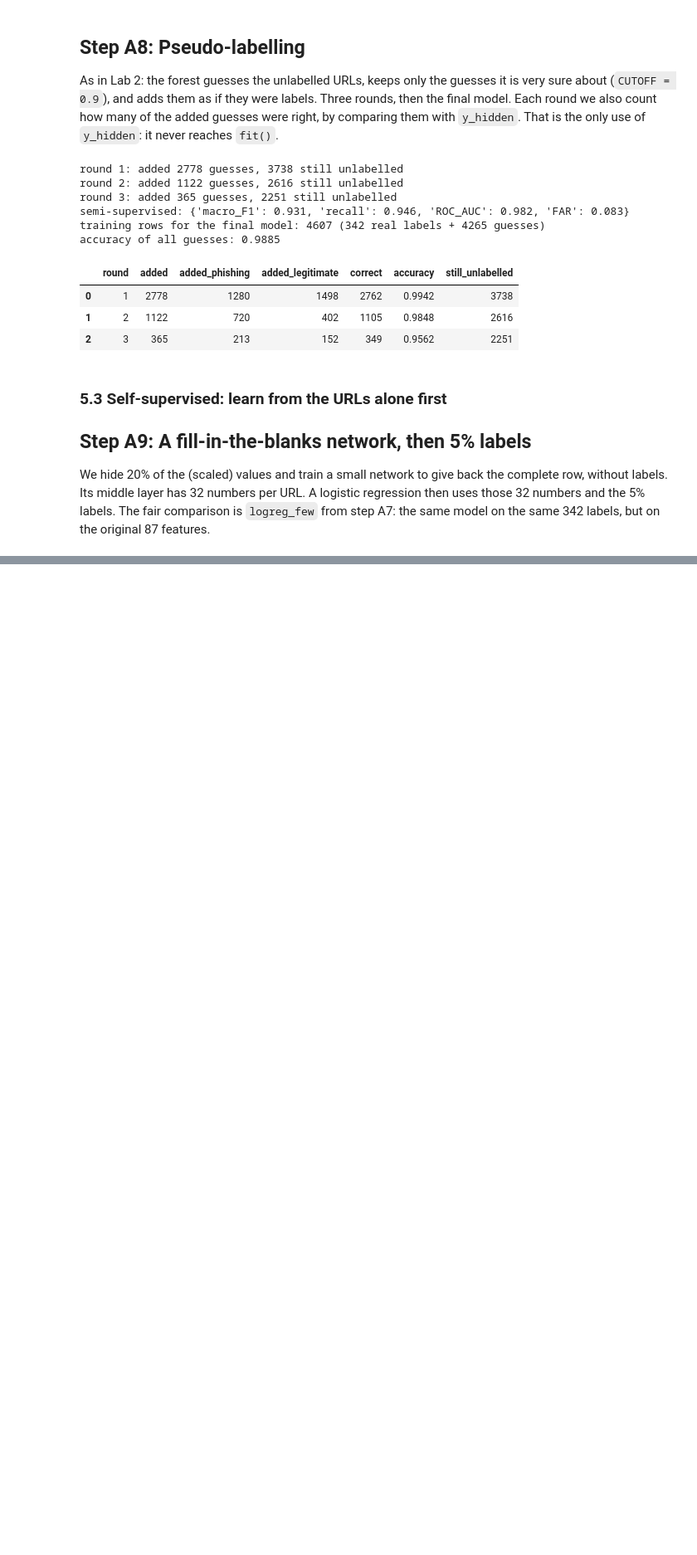
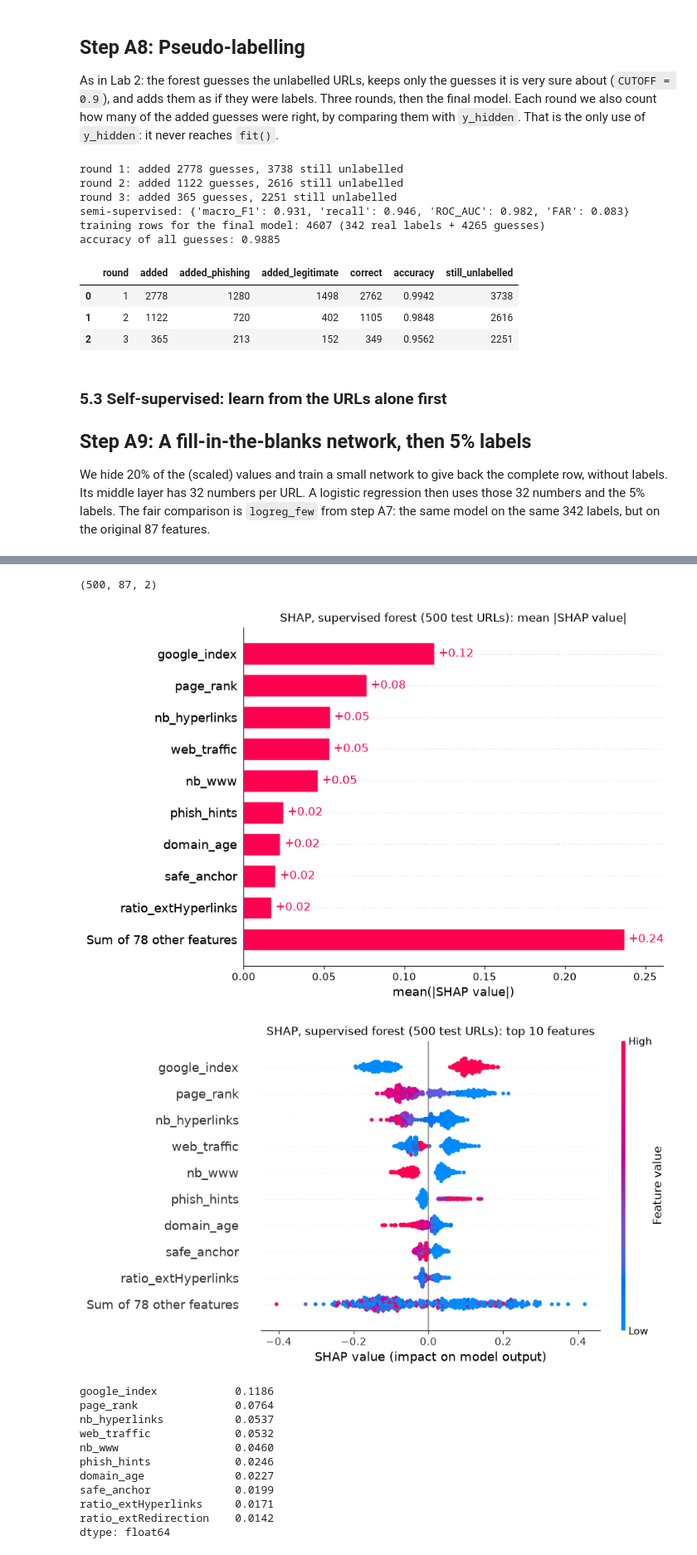
Before and after one commit to steve-nt/AI-for-Cybersecurity-Lab4.1, a Jupyter notebook: lab4_1_explaining_phishing_detectors.ipynb, the cells around one changed output, grey strips where cells are left out. Shown at 83% size. Saved outputs shown, nothing was run; the diff lists cells and outputs as text; code cells hidden in the pictures; blank space fills up the shorter version.

Commit message:
B1, B2: glass boxes and forest SHAP; seed the permutation explainer

```diff
--- a/lab4_1_explaining_phishing_detectors.ipynb
+++ b/lab4_1_explaining_phishing_detectors.ipynb
@@ -136,0 +183,13 @@ def report(model, X, y):
+# %%
+# STEP A5
+from sklearn.pipeline import Pipeline
+from sklearn.preprocessing import StandardScaler
+from sklearn.linear_model import LogisticRegression
+
+# The Pipeline fits the scaler on training data only. No leakage.
+logreg = Pipeline([
+    ("scale", StandardScaler()),
+    ("lr", LogisticRegression(max_iter=1000)),
+])
+logreg.fit(X_train, y_train)
+print(report(logreg, X_val, y_val))
@@ -136,0 +204,7 @@ def report(model, X, y):
+# %%
+# STEP A6
+from sklearn.ensemble import RandomForestClassifier
+
+rf = RandomForestClassifier(n_estimators=300, random_state=42, n_jobs=-1)
+rf.fit(X_train, y_train)
+print(report(rf, X_val, y_val))
@@ -285,0 +503,39 @@ logreg, 5% labels (the fair comparison): {'macro_F1': 0.912, 'recall': 0.915, 'R
+# %%
+# STEP B2
+import shap
+import matplotlib.pyplot as plt
+
+explainer = shap.TreeExplainer(rf)
+sv = explainer(X_test.iloc[:500])         # 500 test URLs is plenty
+print(sv.values.shape)                    # (500, 87, 2) = URLs, features, classes
+assert sv.values.shape == (500, 87, 2)
+sv1 = sv[:, :, 1]                         # keep class 1 = phishing
+
+shap.plots.bar(sv1, max_display=10, show=False)        # average push of each feature
+plt.title("SHAP, supervised forest (500 test URLs): mean |SHAP value|")
+plt.savefig("results/figures/B2_shap_forest_bar.png", dpi=150, bbox_inches="tight")
+plt.show()
+shap.plots.beeswarm(sv1, max_display=10, show=False)   # one dot per URL
+plt.title("SHAP, supervised forest (500 test URLs): top 10 features")
+plt.savefig("results/figures/B2_shap_forest_beeswarm.png", dpi=150, bbox_inches="tight")
+plt.show()
+
+shap_top = pd.Series(np.abs(sv1.values).mean(axis=0),
+                     index=X_test.columns).sort_values(ascending=False)
+print(shap_top.head(10).round(4))
+shap_top.rename("mean_abs_shap").rename_axis("feature").to_csv("results/tables/B2_shap_top.csv")
+# %% [output]
+(500, 87, 2)
+[figure, added]
+[figure, added]
+google_index            0.1186
+page_rank               0.0764
+nb_hyperlinks           0.0537
+web_traffic             0.0532
+nb_www                  0.0460
+phish_hints             0.0246
+domain_age              0.0227
+safe_anchor             0.0199
+ratio_extHyperlinks     0.0171
+ratio_extRedirection    0.0142
+dtype: float64
```
Also changed, not shown: parts of 22 cells of this notebook, 12 other files.
